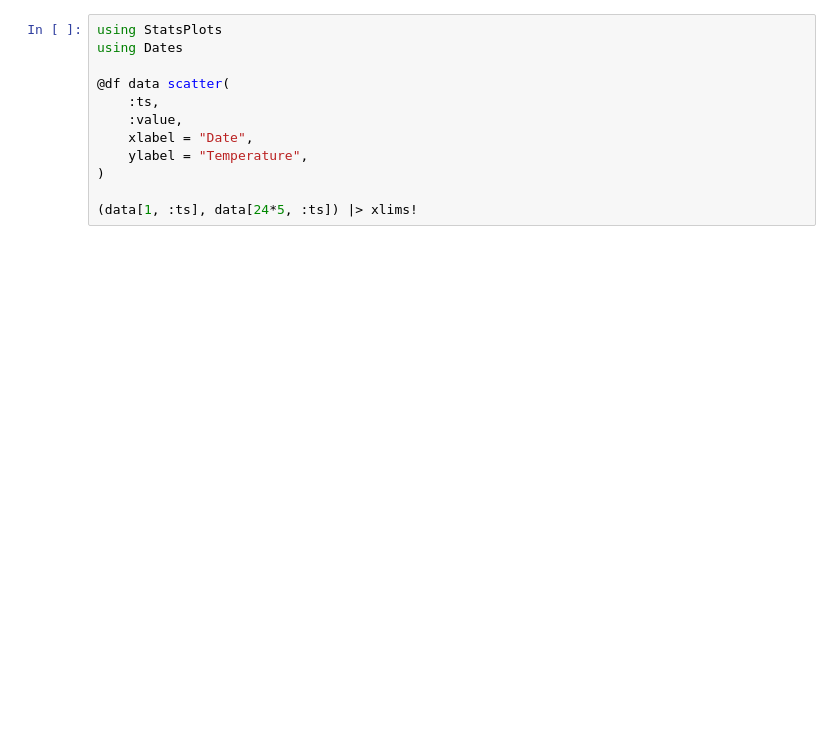
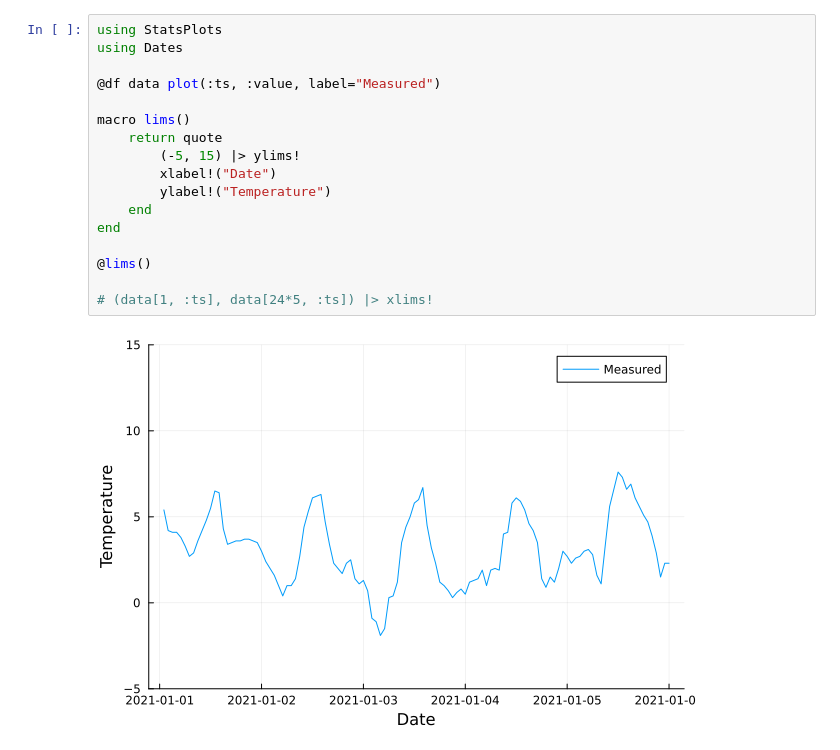
Before and after one commit to viperML/ici-parsing, a Jupyter notebook: main.ipynb, the cells around one changed output. Saved outputs shown, nothing was run; the diff lists cells and outputs as text; blank space fills up the shorter version.

```diff
--- a/main.ipynb
+++ b/main.ipynb
@@ -63,12 +65,19 @@ data = CSV.File(
 # %%
 using StatsPlots
 using Dates
 
-@df data scatter(
-    :ts,
-    :value,
-    xlabel = "Date",
-    ylabel = "Temperature",
-)
+@df data plot(:ts, :value, label="Measured")
 
-(data[1, :ts], data[24*5, :ts]) |> xlims!
+macro lims()
+    return quote
+        (-5, 15) |> ylims!
+        xlabel!("Date")
+        ylabel!("Temperature")
+    end
+end
+
+@lims()
+
+# (data[1, :ts], data[24*5, :ts]) |> xlims!
+# %% [output]
+[figure, added]
```
Also changed, not shown: parts of 3 cells of this notebook, 2 other files.
